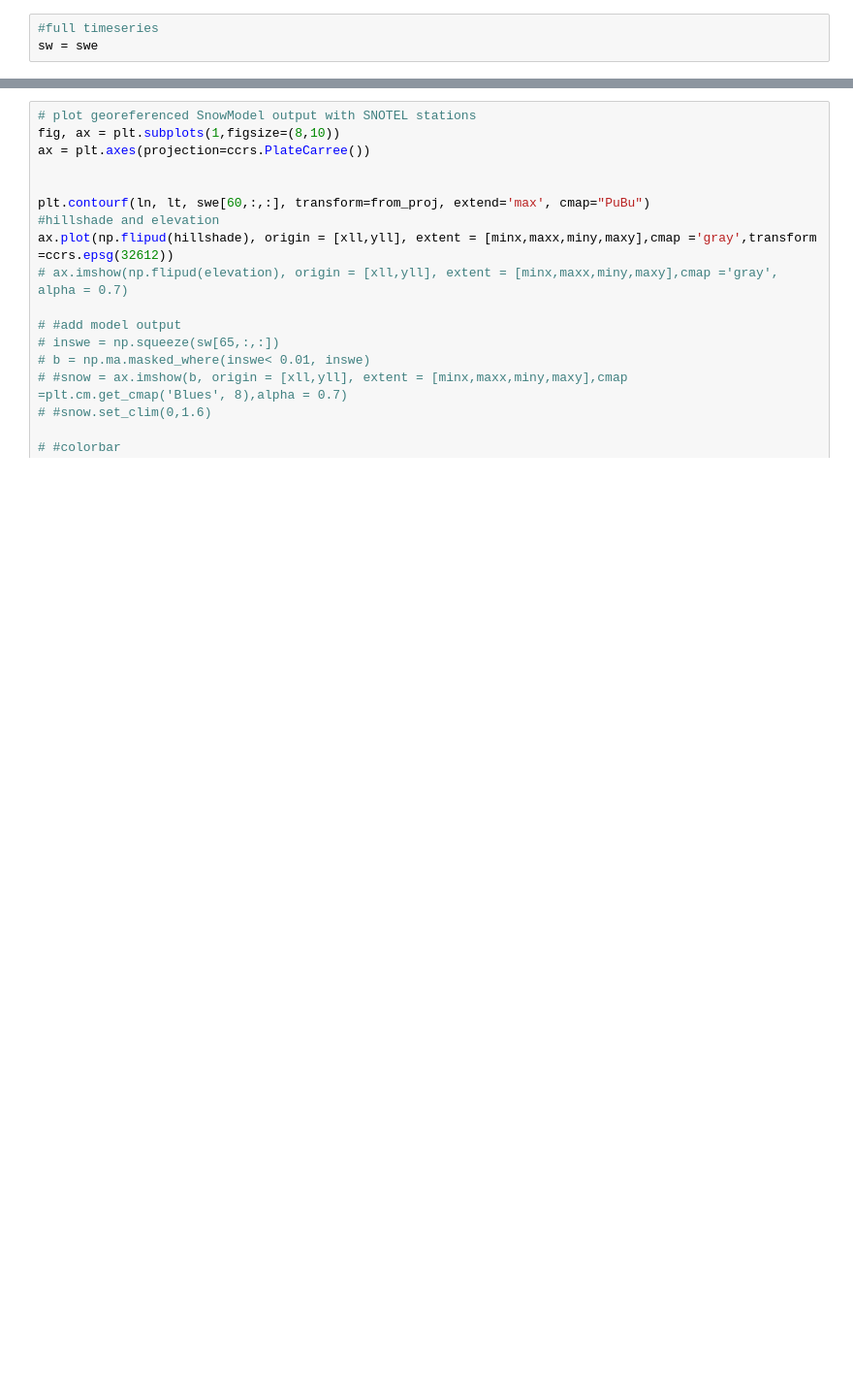
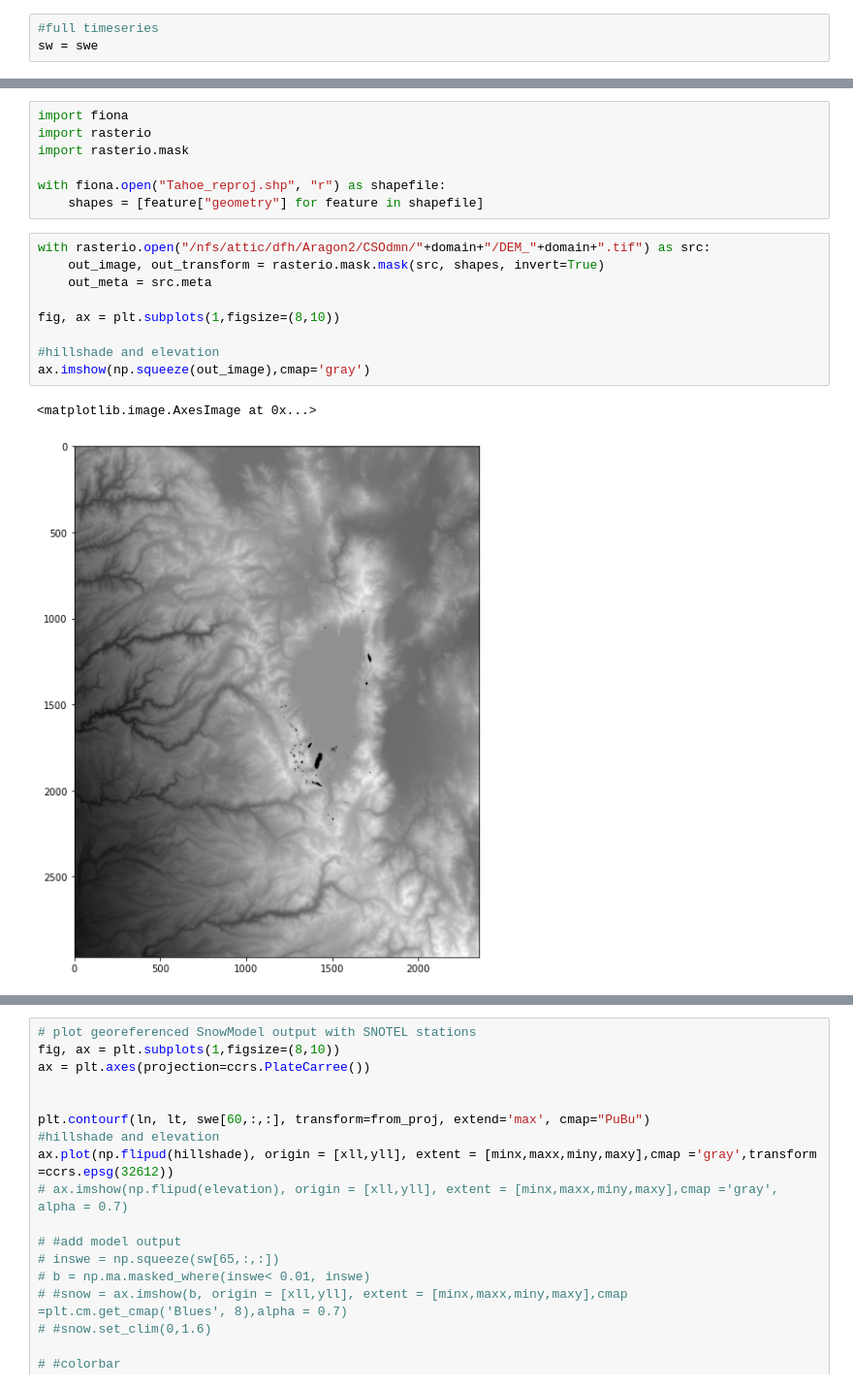
Before and after one commit to snowmodel-tools/postprocess_python, a Jupyter notebook: awszarr/SnowModel_animation.ipynb, the cells around one changed output, grey strips where cells are left out. Shown at 97% size. Cells and saved outputs as stored; diff of their text form; blank space fills up the shorter version.

```diff
--- a/awszarr/SnowModel_animation.ipynb
+++ b/awszarr/SnowModel_animation.ipynb
@@ -164,0 +253,19 @@ plt.show()
+# %%
+import fiona
+import rasterio
+import rasterio.mask
+
+with fiona.open("Tahoe_reproj.shp", "r") as shapefile:
+    shapes = [feature["geometry"] for feature in shapefile]
+# %%
+with rasterio.open("/nfs/attic/dfh/Aragon2/CSOdmn/"+domain+"/DEM_"+domain+".tif") as src:
+    out_image, out_transform = rasterio.mask.mask(src, shapes, invert=True)
+    out_meta = src.meta
+
+fig, ax = plt.subplots(1,figsize=(8,10))
+
+#hillshade and elevation
+ax.imshow(np.squeeze(out_image),cmap='gray')
+# %% [output]
+<matplotlib.image.AxesImage at 0x...>
+[figure, added]
```
Also changed, not shown: parts of 30 cells of this notebook.
